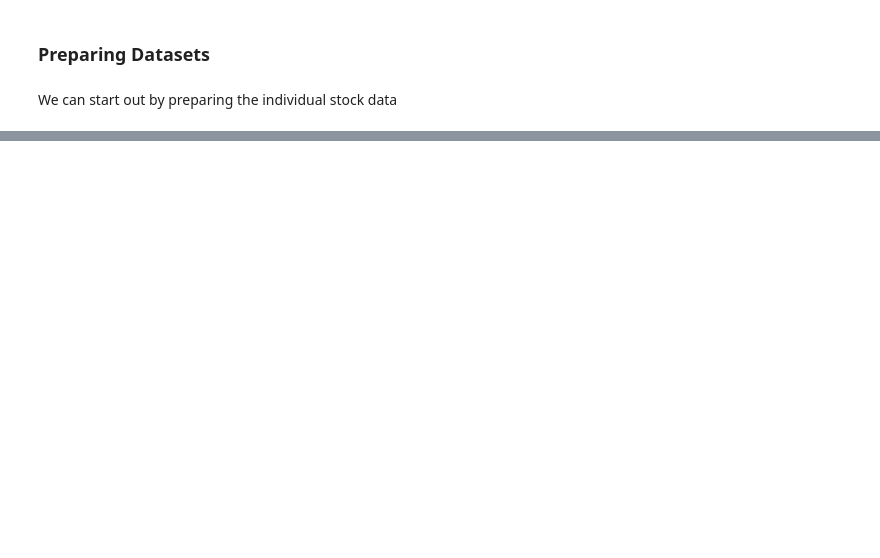
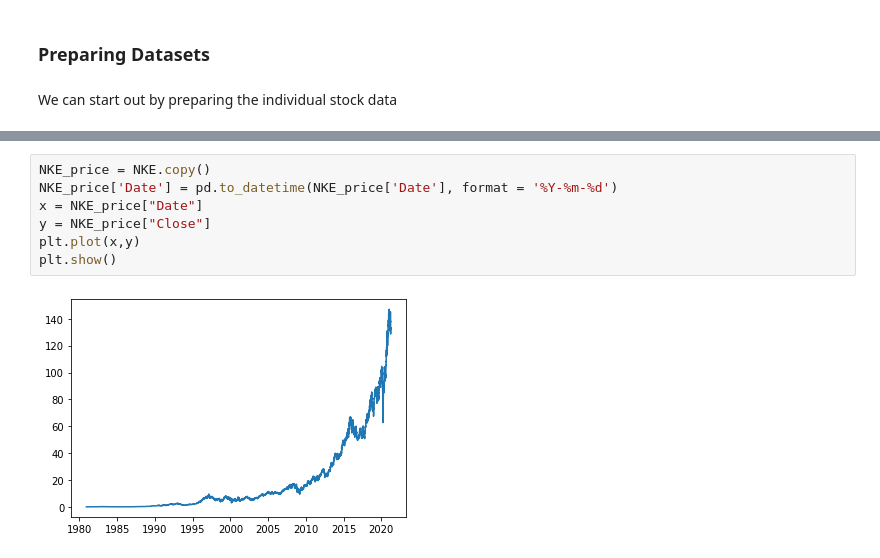
Before and after one commit to ithakker/367MidermIshaanThakker, a Jupyter notebook: final-Stock Market Risk.ipynb, the cells around one changed output, grey strips where cells are left out. Saved outputs shown, nothing was run; the diff lists cells and outputs as text; blank space fills up the shorter version.

```diff
--- a/final-Stock Market Risk.ipynb
+++ b/final-Stock Market Risk.ipynb
@@ -63,0 +133,9 @@ GME.sort_values(by = ['Date'], inplace = True, ascending = False)
+# %%
+NKE_price = NKE.copy()
+NKE_price['Date'] = pd.to_datetime(NKE_price['Date'], format = '%Y-%m-%d')
+x = NKE_price["Date"]
+y = NKE_price["Close"]
+plt.plot(x,y)
+plt.show()
+# %% [output]
+[figure, added]
```
Also changed, not shown: parts of 50 cells of this notebook, 1 other file.
